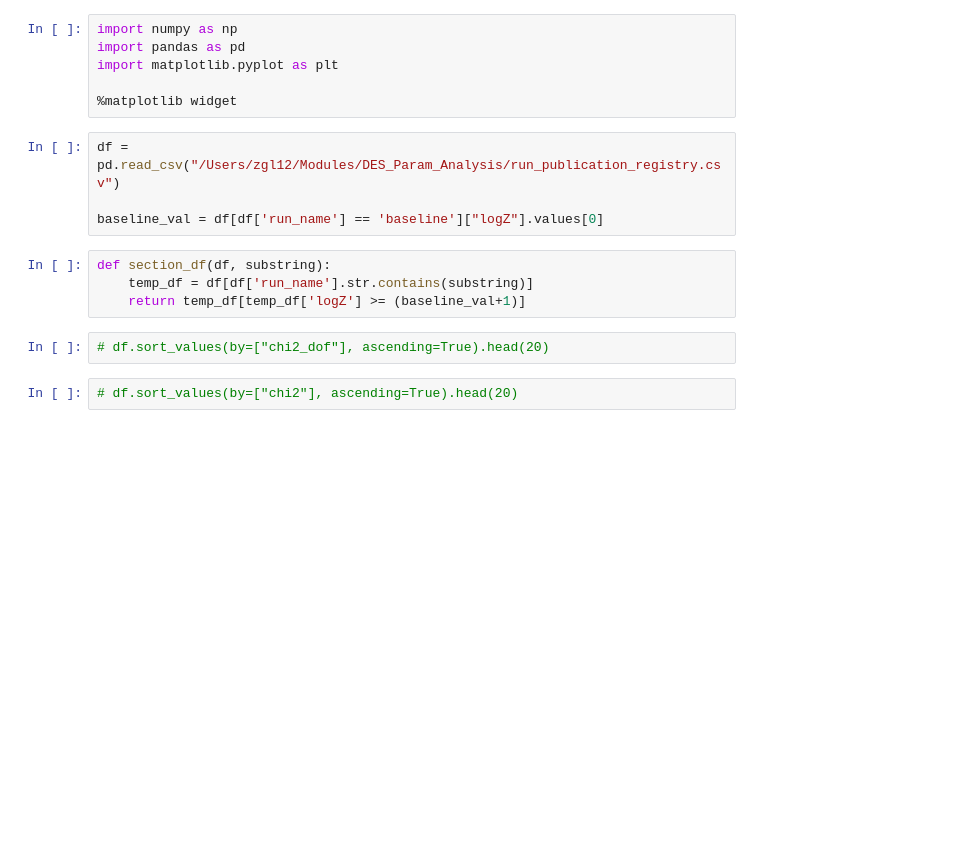
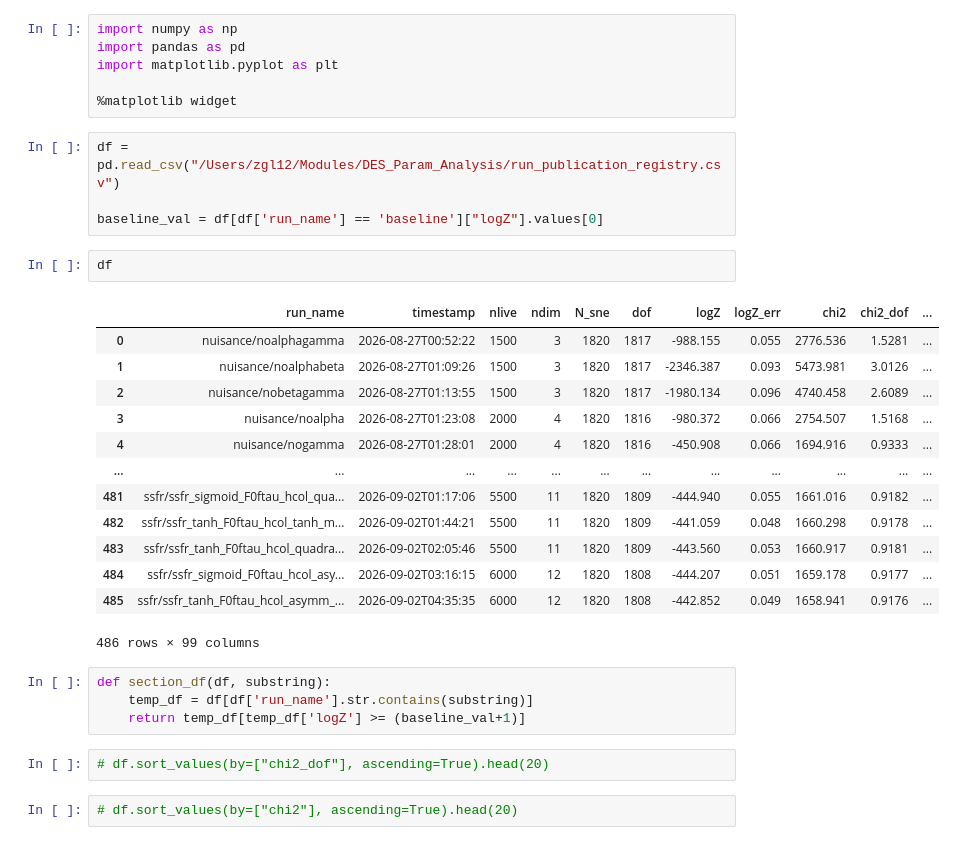
Before and after one commit to ZacharyLane1204/DES_Param_Analysis, a Jupyter notebook: read_df.ipynb, the cells around one changed output. Drawn from its saved outputs; the diff is of its cells as text; blank space fills up the shorter version.

```diff
--- a/read_df.ipynb
+++ b/read_df.ipynb
@@ -8,6 +8,22 @@ import matplotlib.pyplot as plt
 df = pd.read_csv("/Users/zgl12/Modules/DES_Param_Analysis/run_publication_registry.csv")
 
 baseline_val = df[df['run_name'] == 'baseline']["logZ"].values[0]
+# %%
+df
+# %% [output]
+|  | run_name | timestamp | nlive | ndim | N_sne | dof | logZ | logZ_err | chi2 | chi2_dof | ... |
+| 0 | nuisance/noalphagamma | 2026-08-27T00:52:22 | 1500 | 3 | 1820 | 1817 | -988.155 | 0.055 | 2776.536 | 1.5281 | ... |
+| 1 | nuisance/noalphabeta | 2026-08-27T01:09:26 | 1500 | 3 | 1820 | 1817 | -2346.387 | 0.093 | 5473.981 | 3.0126 | ... |
+| 2 | nuisance/nobetagamma | 2026-08-27T01:13:55 | 1500 | 3 | 1820 | 1817 | -1980.134 | 0.096 | 4740.458 | 2.6089 | ... |
+| 3 | nuisance/noalpha | 2026-08-27T01:23:08 | 2000 | 4 | 1820 | 1816 | -980.372 | 0.066 | 2754.507 | 1.5168 | ... |
+| 4 | nuisance/nogamma | 2026-08-27T01:28:01 | 2000 | 4 | 1820 | 1816 | -450.908 | 0.066 | 1694.916 | 0.9333 | ... |
+| ... | ... | ... | ... | ... | ... | ... | ... | ... | ... | ... | ... |
+| 481 | ssfr/ssfr_sigmoid_F0ftau_hcol_qua... | 2026-09-02T01:17:06 | 5500 | 11 | 1820 | 1809 | -444.940 | 0.055 | 1661.016 | 0.9182 | ... |
+| 482 | ssfr/ssfr_tanh_F0ftau_hcol_tanh_m... | 2026-09-02T01:44:21 | 5500 | 11 | 1820 | 1809 | -441.059 | 0.048 | 1660.298 | 0.9178 | ... |
+| 483 | ssfr/ssfr_tanh_F0ftau_hcol_quadra... | 2026-09-02T02:05:46 | 5500 | 11 | 1820 | 1809 | -443.560 | 0.053 | 1660.917 | 0.9181 | ... |
+| 484 | ssfr/ssfr_sigmoid_F0ftau_hcol_asy... | 2026-09-02T03:16:15 | 6000 | 12 | 1820 | 1808 | -444.207 | 0.051 | 1659.178 | 0.9177 | ... |
+| 485 | ssfr/ssfr_tanh_F0ftau_hcol_asymm_... | 2026-09-02T04:35:35 | 6000 | 12 | 1820 | 1808 | -442.852 | 0.049 | 1658.941 | 0.9176 | ... |
+486 rows × 99 columns
 # %%
 def section_df(df, substring):
     temp_df = df[df['run_name'].str.contains(substring)]
```
Also changed, not shown: parts of 7 cells of this notebook, 2 other files.
